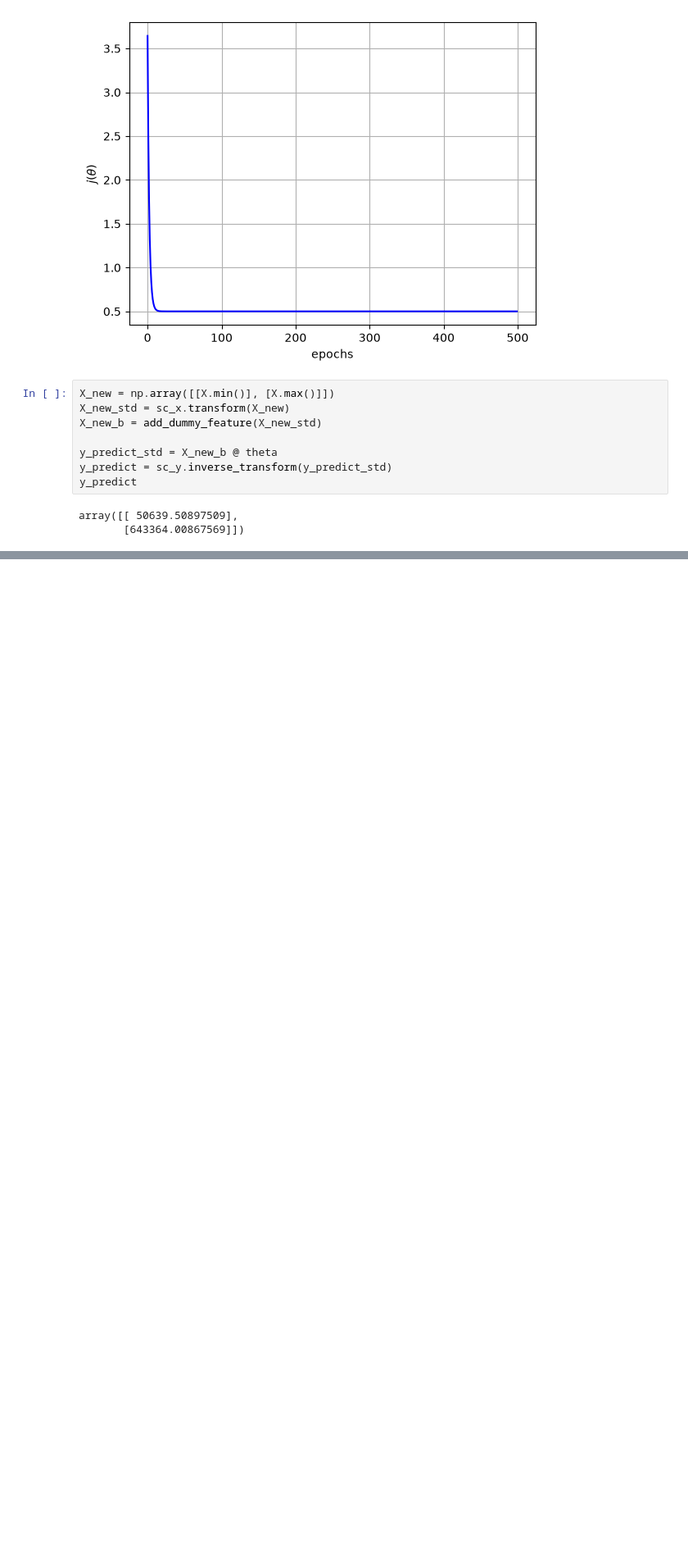
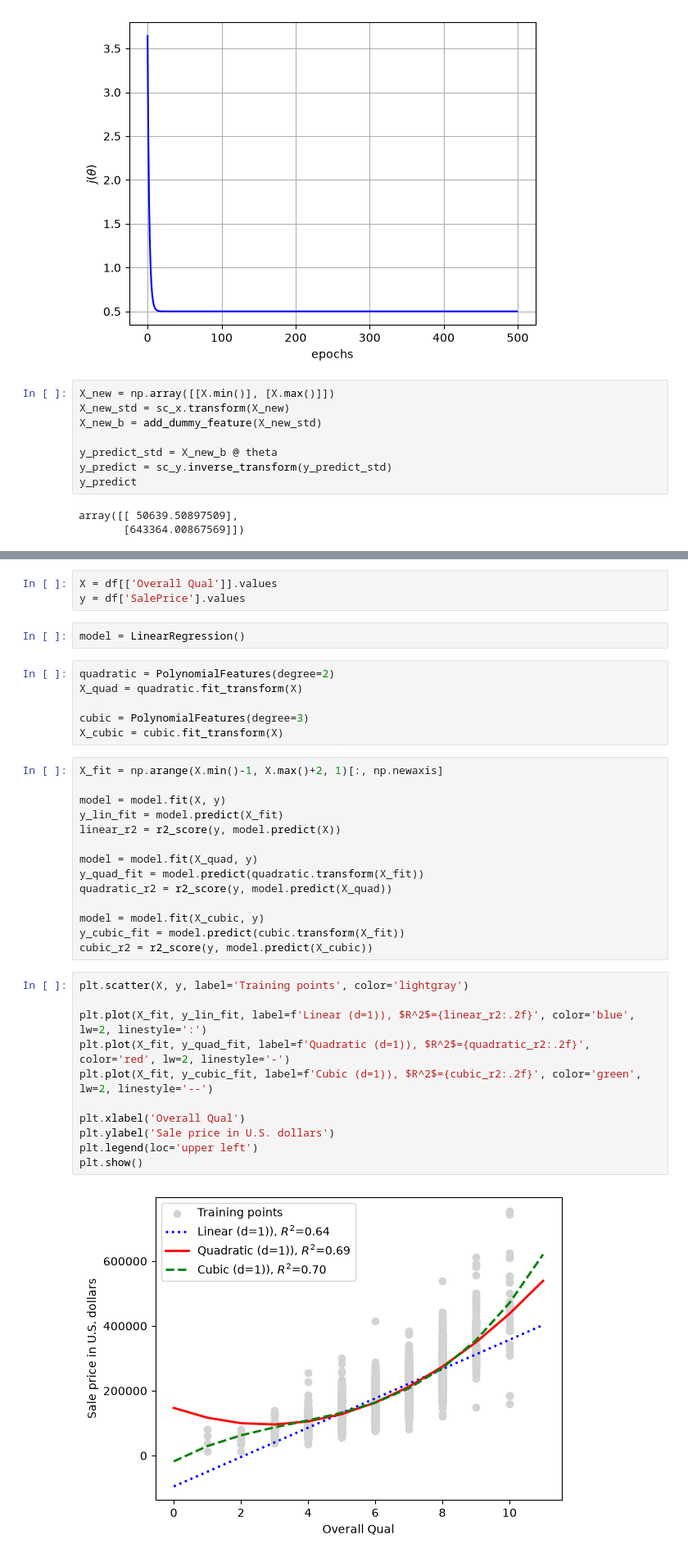
Before and after one commit to Cesarsith25/Unimodelo_IA, a Jupyter notebook: 05_Regression_Example.ipynb, the cells around one changed output, grey strips where cells are left out. Shown at 82% size. Saved outputs shown, nothing was run; the diff lists cells and outputs as text; blank space fills up the shorter version.

```diff
--- a/05_Regression_Example.ipynb
+++ b/05_Regression_Example.ipynb
@@ -167,0 +337,38 @@ array([[ 50639.50897509],
+# %%
+X = df[['Overall Qual']].values
+y = df['SalePrice'].values
+# %%
+model = LinearRegression()
+# %%
+quadratic = PolynomialFeatures(degree=2)
+X_quad = quadratic.fit_transform(X)
+
+cubic = PolynomialFeatures(degree=3)
+X_cubic = cubic.fit_transform(X)
+# %%
+X_fit = np.arange(X.min()-1, X.max()+2, 1)[:, np.newaxis]
+
+model = model.fit(X, y)
+y_lin_fit = model.predict(X_fit)
+linear_r2 = r2_score(y, model.predict(X))
+
+model = model.fit(X_quad, y)
+y_quad_fit = model.predict(quadratic.transform(X_fit))
+quadratic_r2 = r2_score(y, model.predict(X_quad))
+
+model = model.fit(X_cubic, y)
+y_cubic_fit = model.predict(cubic.transform(X_fit))
+cubic_r2 = r2_score(y, model.predict(X_cubic))
+# %%
+plt.scatter(X, y, label='Training points', color='lightgray')
+
+plt.plot(X_fit, y_lin_fit, label=f'Linear (d=1)), $R^2$={linear_r2:.2f}', color='blue', lw=2, linestyle=':')
+plt.plot(X_fit, y_quad_fit, label=f'Quadratic (d=1)), $R^2$={quadratic_r2:.2f}', color='red', lw=2, linestyle='-')
+plt.plot(X_fit, y_cubic_fit, label=f'Cubic (d=1)), $R^2$={cubic_r2:.2f}', color='green', lw=2, linestyle='--')
+
+plt.xlabel('Overall Qual')
+plt.ylabel('Sale price in U.S. dollars')
+plt.legend(loc='upper left')
+plt.show()
+# %% [output]
+[figure, added]
```
Also changed, not shown: parts of 30 cells of this notebook, 5 other files.
